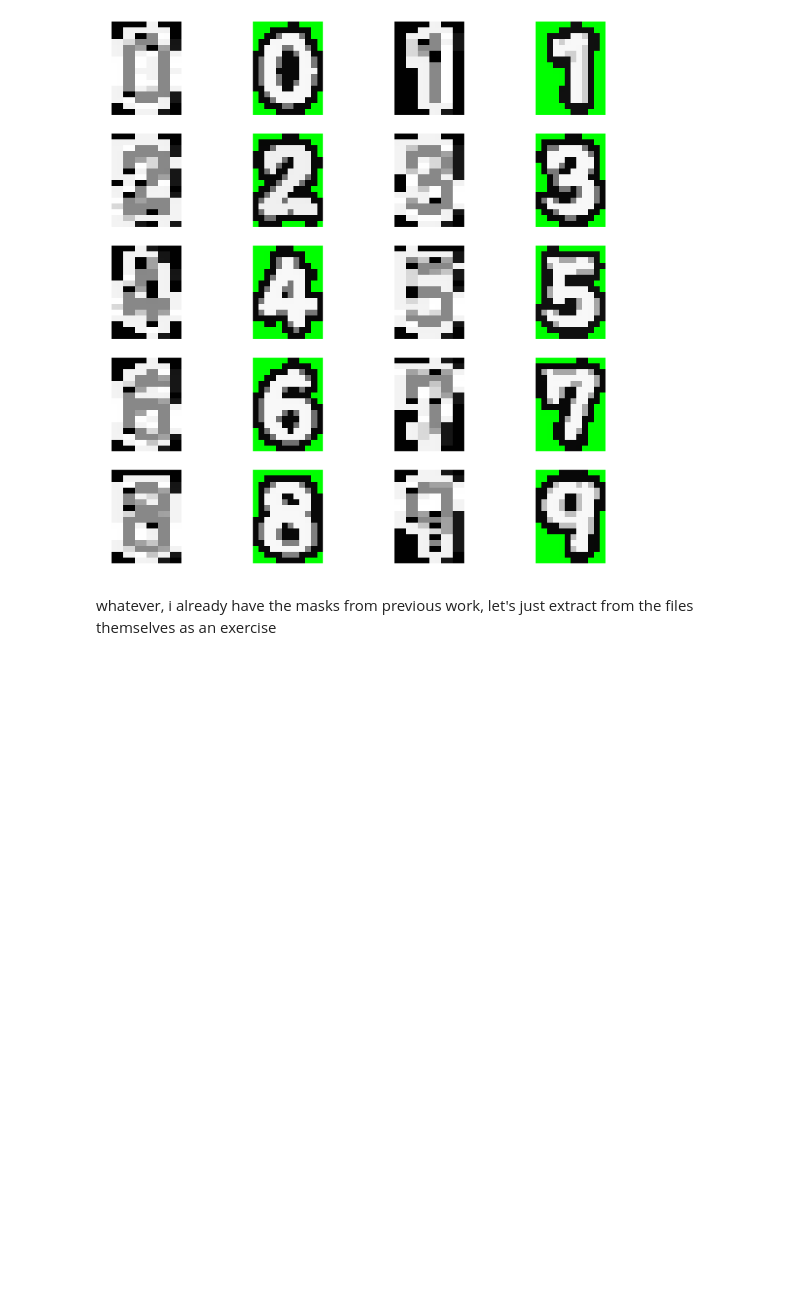
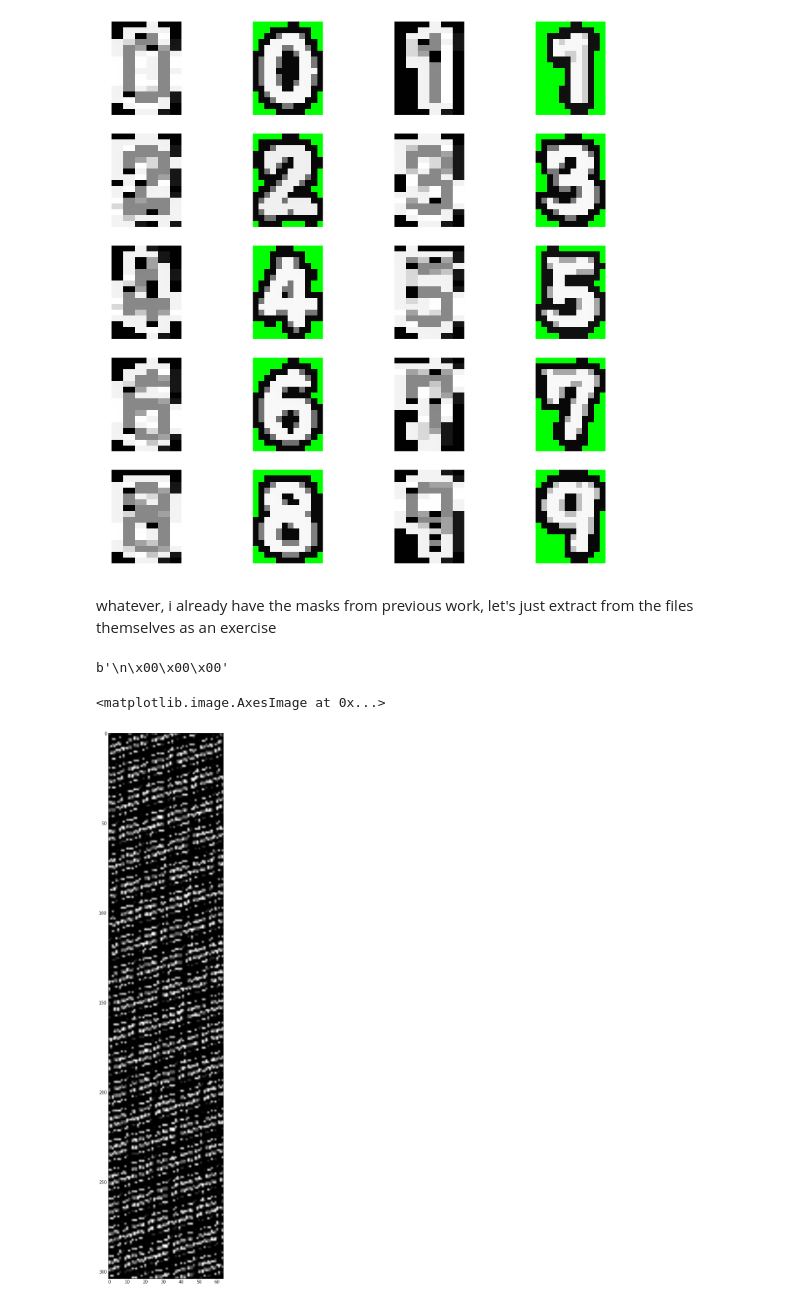
Before and after one commit to pussinboot/tAIko, a Jupyter notebook: notebooks/pic_extract.ipynb, the cells around one changed output. Saved outputs shown, nothing was run; the diff lists cells and outputs as text; code cells hidden in the pictures; blank space fills up the shorter version.

```diff
--- a/notebooks/pic_extract.ipynb
+++ b/notebooks/pic_extract.ipynb
@@ -83,3 +83,35 @@ plt.show()
 [figure]
 # %% [markdown]
 whatever, i already have the masks from previous work, let's just extract from the files themselves as an exercise
+# %%
+fname = "../resources/taikotemp/what_i_want/ntf_files/score__ntf__score.ntf"
+
+with open(fname, "rb") as binary_file:
+    # Read the whole file at once
+    bin_data = binary_file.read()
+# %%
+# we know that the format is 4bpp, 4 bits per pixel
+bin_data[:4]
+# %% [output]
+b'\n\x00\x00\x00'
+# %%
+a = np.array([])
+ofs = 0
+pixel_mask = (1 << 4) - 1
+for i, ofs in enumerate(range(0, len(bin_data) - 32 * 8, 32)):
+    pixels = []
+    for i_row in range(8):
+        for i_byte in range(32):
+            pos = ofs + i_row*(32) + i_byte
+            byte = bin_data[pos]
+            for i_pixel in range(4):
+                # decode one pixel
+                pixel = (byte >> (4 * i_pixel)) & pixel_mask
+                pixels.append(pixel)
+    a = np.insert(a, i, pixels, 0)
+# %%
+plt.figure(figsize=(5,25))
+plt.imshow(a.reshape(64, -1).transpose(), cmap='gray')
+# %% [output]
+<matplotlib.image.AxesImage at 0x...>
+[figure, added]
```
